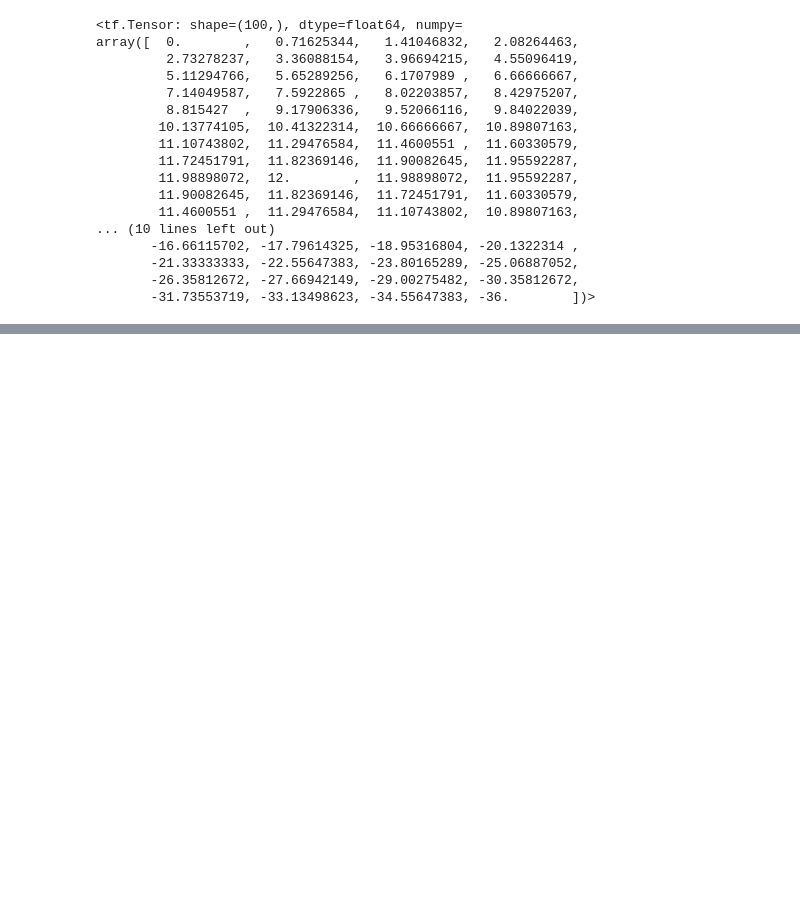
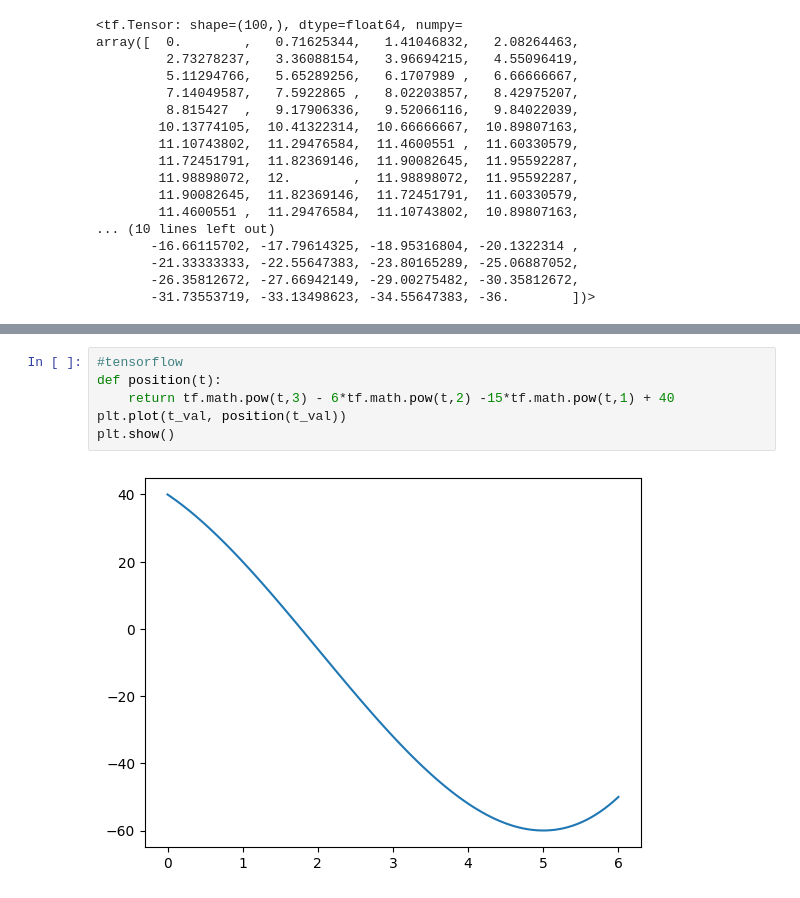
Before and after one commit to chaos1231107/2023_2nd_simester, a Jupyter notebook: 실습1강_동역학.ipynb, the cells around one changed output, grey strips where cells are left out. Drawn from its saved outputs; the diff is of its cells as text; blank space fills up the shorter version.

```diff
--- a/실습1강_동역학.ipynb
+++ b/실습1강_동역학.ipynb
@@ -214,0 +252,8 @@ array([  0.        ,   0.71625344,   1.41046832,   2.08264463,
+# %%
+#tensorflow
+def position(t):
+    return tf.math.pow(t,3) - 6*tf.math.pow(t,2) -15*tf.math.pow(t,1) + 40
+plt.plot(t_val, position(t_val))
+plt.show()
+# %% [output]
+[figure, added]
```
Also changed, not shown: parts of 9 cells of this notebook.
